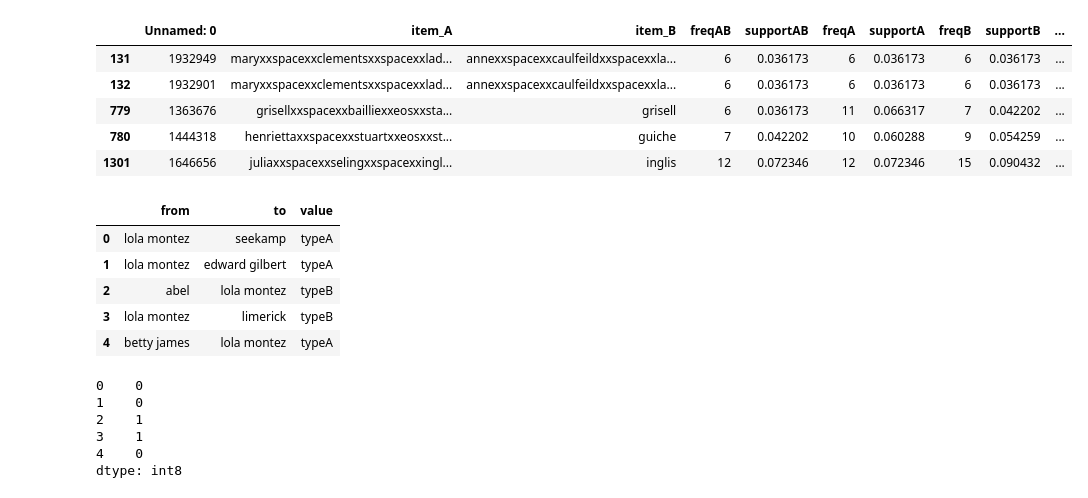
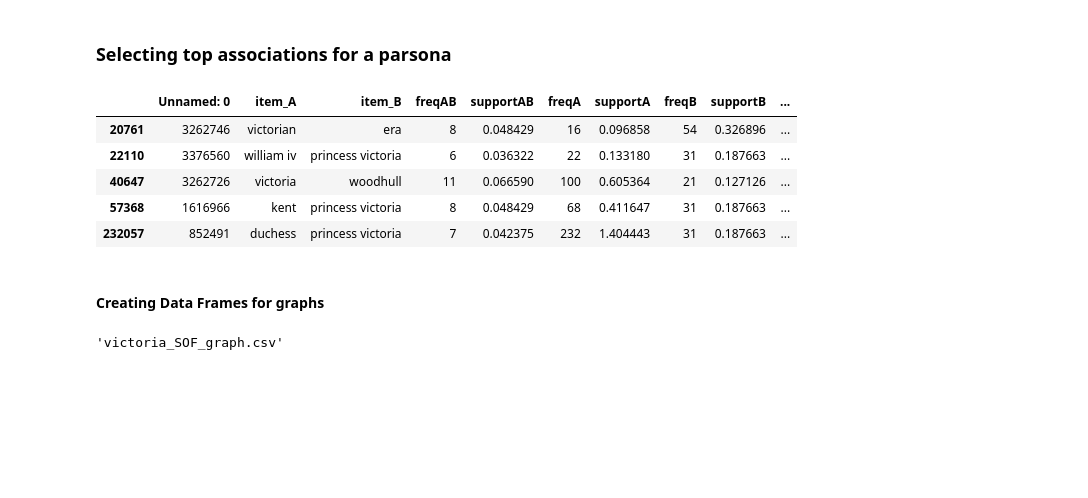
Before and after one commit to UVA-DSI-2019-Capstones/CBW, a Jupyter notebook: Association Rule/Network Plot.ipynb, the cells around one changed output. Saved outputs shown, nothing was run; the diff lists cells and outputs as text; code cells hidden in the pictures; blank space fills up the shorter version.

```diff
--- a/Association Rule/Network Plot.ipynb
+++ b/Association Rule/Network Plot.ipynb
@@ -5,16 +5,36 @@ import networkx as nx
 import matplotlib.pyplot as plt
 # %%
 # Build a dataframe with your connections
-bess_association= pd.read_csv("Association_data_2.csv",engine='python')
+bess_association= pd.read_csv("Association_data-only-para-text.csv",engine='python')
+# %%
+bess_association.item_A = bess_association.item_A.str.replace("xxspacexx"," ").str.replace("xxeosxx",":").str.replace("xyz","-")
+bess_association.item_B = bess_association.item_B.str.replace("xxspacexx"," ").str.replace("xxeosxx",":").str.replace("xyz","-")
+# %% [markdown]
+### Selecting top associations for a parsona
 # %%
-bess_persona = bess_association[((bess_association.item_A.str.contains('xxspacexx')) |
-                                (bess_association.item_B.str.contains('xxspacexx'))) & (bess_persona.freqAB > 5)]
+persona = 'victoria'
+
+bess_persona = bess_association[((bess_association.item_A.str.contains(persona)) |
+                                (bess_association.item_B.str.contains(persona))) & (bess_association.freqAB > 5)]
+# %%
+stage_of_life = False
+if(stage_of_life):
+    flag = bess_persona.item_A.str.len() < bess_persona.item_B.str.len()
+    bess_persona.loc[flag,['item_A','item_B']] = bess_persona.loc[flag,['item_B','item_A']]
+
+    bess_persona_groups = bess_persona.groupby('item_A').head(10).sort_values(['item_A','lift'])
+    bess_persona_groups['stage_of_life'] = bess_persona_groups.item_A.str.split(":").apply(lambda x: x[1]).str.split("-").apply(lambda x:x[-1])
+    bess_persona_groups['persona'] = bess_persona_groups.item_A.str.split(":").apply(lambda x: x[0])
+
+    #bess_persona_groups.item_A.str.split(":").apply(lambda x: x[1])
+else:
+    bess_persona_groups = bess_persona
 # %%
-bess_persona.head()
+bess_persona.sort_values(['lift'],ascending=False).head()
 # %% [output]
 |  | Unnamed: 0 | item_A | item_B | freqAB | supportAB | freqA | supportA | freqB | supportB | ... |
-| 131 | 1932949 | maryxxspacexxclementsxxspacexxlad... | annexxspacexxcaulfeildxxspacexxla... | 6 | 0.036173 | 6 | 0.036173 | 6 | 0.036173 | ... |
-| 132 | 1932901 | maryxxspacexxclementsxxspacexxlad... | annexxspacexxcaulfeildxxspacexxla... | 6 | 0.036173 | 6 | 0.036173 | 6 | 0.036173 | ... |
-| 779 | 1363676 | grisellxxspacexxbailliexxeosxxsta... | grisell | 6 | 0.036173 | 11 | 0.066317 | 7 | 0.042202 | ... |
-| 780 | 1444318 | henriettaxxspacexxstuartxxeosxxst... | guiche | 7 | 0.042202 | 10 | 0.060288 | 9 | 0.054259 | ... |
-| 1301 | 1646656 | juliaxxspacexxselingxxspacexxingl... | inglis | 12 | 0.072346 | 12 | 0.072346 | 15 | 0.090432 | ... |
+| 20761 | 3262746 | victorian | era | 8 | 0.048429 | 16 | 0.096858 | 54 | 0.326896 | ... |
+| 22110 | 3376560 | william iv | princess victoria | 6 | 0.036322 | 22 | 0.133180 | 31 | 0.187663 | ... |
+| 40647 | 3262726 | victoria | woodhull | 11 | 0.066590 | 100 | 0.605364 | 21 | 0.127126 | ... |
+| 57368 | 1616966 | kent | princess victoria | 8 | 0.048429 | 68 | 0.411647 | 31 | 0.187663 | ... |
+| 232057 | 852491 | duchess | princess victoria | 7 | 0.042375 | 232 | 1.404443 | 31 | 0.187663 | ... |
@@ -25,21 +41,2 @@ to_vals = bess_association[(bess_association.item_A == persona) | (bess_associat
-# %%
-df = pd.DataFrame({ 'from':from_vals, 'to':to_vals, 'value': ['typeA', 'typeA', 'typeB', 'typeB','typeA']})
-df
-# %% [output]
-|  | from | to | value |
-| 0 | lola montez | seekamp | typeA |
-| 1 | lola montez | edward gilbert | typeA |
-| 2 | abel | lola montez | typeB |
-| 3 | lola montez | limerick | typeB |
-| 4 | betty james | lola montez | typeA |
-# %%
-# And I need to transform my categorical column in a numerical value typeA->1, typeB->2...
-df['value']=pd.Categorical(df['value'])
-df['value'].cat.codes
-# %% [output]
-0    0
-1    0
-2    1
-3    1
-4    0
-dtype: int8
+# %% [markdown]
+#### Creating Data Frames for graphs
@@ -45,0 +56,5 @@ dtype: int8
+# %%
+df = pd.read_csv(file_name)
+file_name
+# %% [output]
+'victoria_SOF_graph.csv'
```
Also changed, not shown: parts of 5 cells of this notebook, 1 other file.
